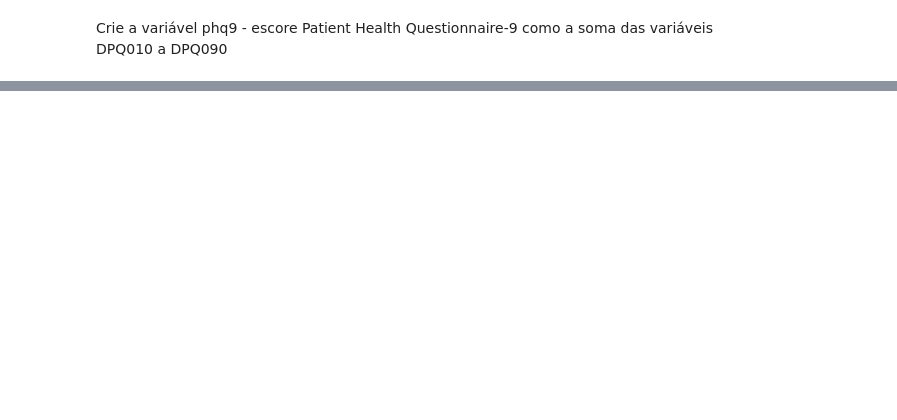
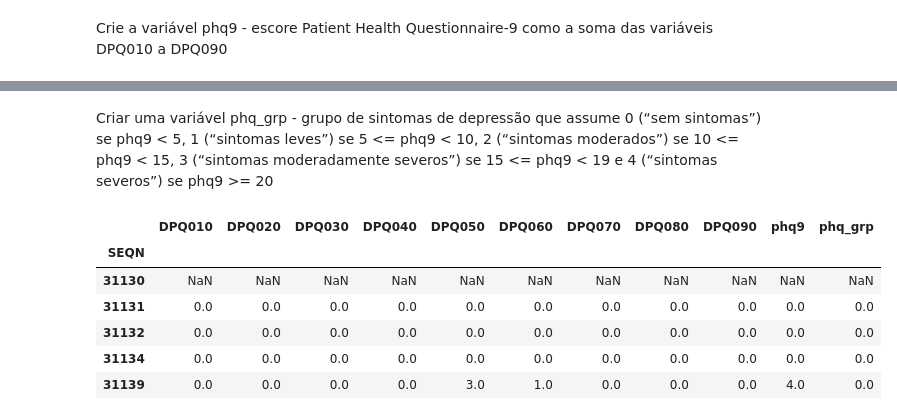
Before and after one commit to liviaspereira/desafio_inferencia, a Jupyter notebook: TratamentoDados.ipynb, the cells around one changed output, grey strips where cells are left out. Cells and saved outputs as stored; diff of their text form; code cells hidden in the pictures; blank space fills up the shorter version.

```diff
--- a/TratamentoDados.ipynb
+++ b/TratamentoDados.ipynb
@@ -95,0 +121,41 @@ KeyError: ignored
+# %% [markdown]
+Criar uma variável phq_grp - grupo de sintomas de depressão que assume
+0 (“sem sintomas”) se phq9 < 5,
+1 (“sintomas leves”) se 5 <= phq9 < 10,
+2 (“sintomas moderados”) se 10 <= phq9 < 15,
+3 (“sintomas moderadamente severos”) se 15 <= phq9 < 19 e
+4 (“sintomas severos”) se phq9 >= 20
+# %%
+conditions = [
+  (df3['phq9'].isna()),
+  (df3['phq9'] <= 5),
+  (df3['phq9'] > 5) & (df3['phq9'] <= 9),
+  (df3['phq9'] > 9) & (df3['phq9'] <= 14),
+  (df3['phq9'] > 14) & (df3['phq9'] <= 19),
+  (df3['phq9'] > 19)
+    ]
+values = [np.nan, 0, 1, 2, 3, 4]
+
+df3["phq_grp"] = np.select(conditions, values)
+
+df3["phq_grp2"] = df3["phq_grp"]
+
+df3[["DPQ010",
+     "DPQ020",
+     "DPQ030",
+     "DPQ040",
+     "DPQ050",
+     "DPQ060",
+     "DPQ070",
+     "DPQ080",
+     "DPQ090",
+     "phq9",
+     "phq_grp"]].head()
+# %% [output]
+|  | DPQ010 | DPQ020 | DPQ030 | DPQ040 | DPQ050 | DPQ060 | DPQ070 | DPQ080 | DPQ090 | phq9 | phq_grp |
+| SEQN |  |  |  |  |  |  |  |  |  |  |  |
+| 31130 | NaN | NaN | NaN | NaN | NaN | NaN | NaN | NaN | NaN | NaN | NaN |
+| 31131 | 0.0 | 0.0 | 0.0 | 0.0 | 0.0 | 0.0 | 0.0 | 0.0 | 0.0 | 0.0 | 0.0 |
+| 31132 | 0.0 | 0.0 | 0.0 | 0.0 | 0.0 | 0.0 | 0.0 | 0.0 | 0.0 | 0.0 | 0.0 |
+| 31134 | 0.0 | 0.0 | 0.0 | 0.0 | 0.0 | 0.0 | 0.0 | 0.0 | 0.0 | 0.0 | 0.0 |
+| 31139 | 0.0 | 0.0 | 0.0 | 0.0 | 3.0 | 1.0 | 0.0 | 0.0 | 0.0 | 4.0 | 0.0 |
```
Also changed, not shown: parts of 5 cells of this notebook.
